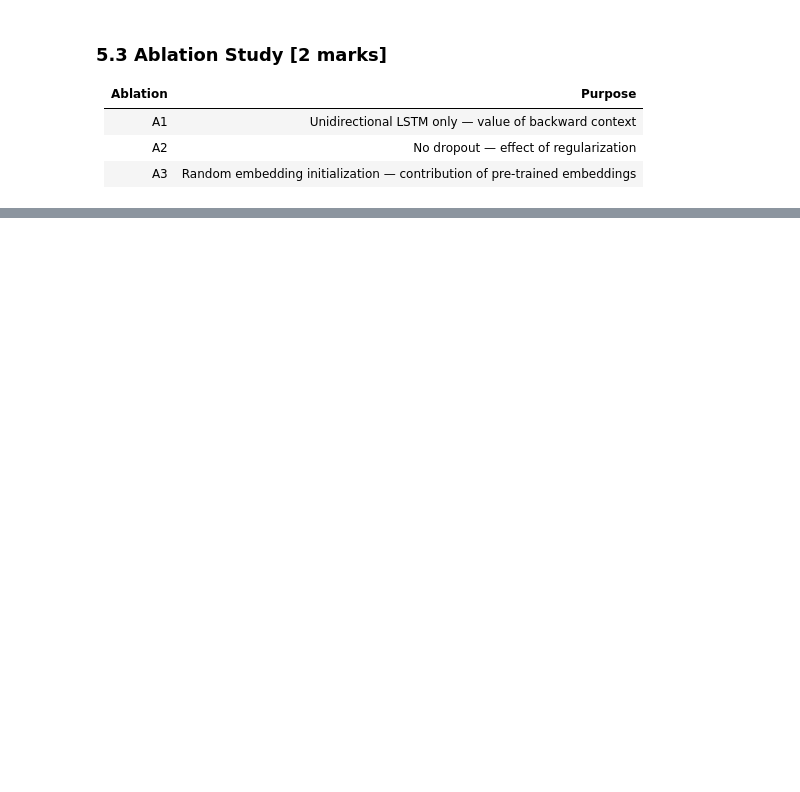
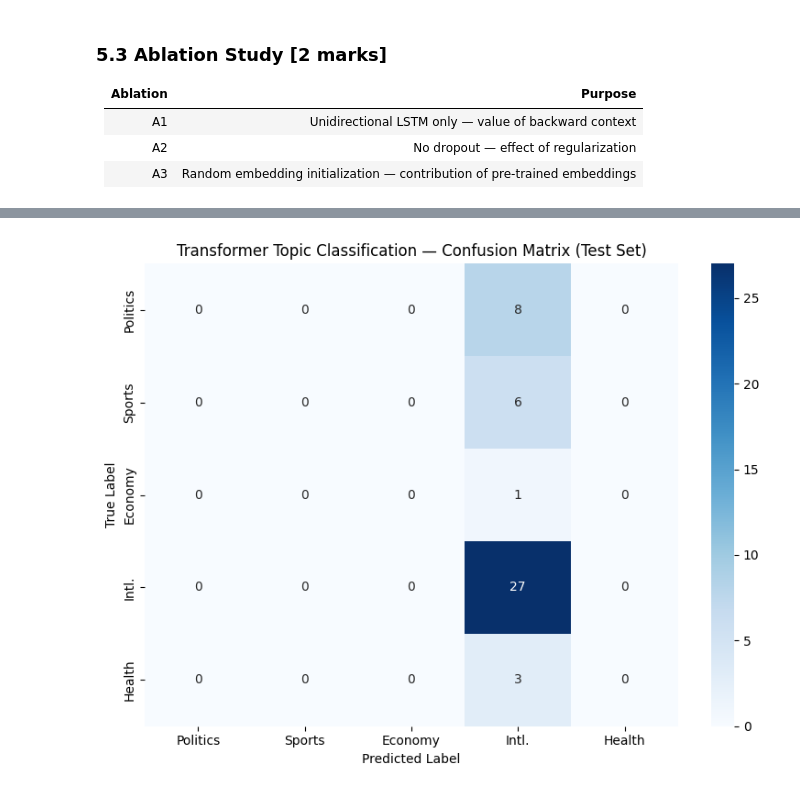
Before and after one commit to its-hasaan/Neural_NLP_Pipeline, a Jupyter notebook: i23-2573_Assignment2_DS-C.ipynb, the cells around one changed output, grey strips where cells are left out. Saved outputs shown, nothing was run; the diff lists cells and outputs as text; code cells hidden in the pictures; blank space fills up the shorter version.

Commit message:
Transformer Encoder Implementation

```diff
--- a/i23-2573_Assignment2_DS-C.ipynb
+++ b/i23-2573_Assignment2_DS-C.ipynb
@@ -2023,0 +2463,95 @@ A3 (Random Embeddings): Starting from random embeddings instead of pre-trained W
+# %%
+# ===================================================================
+# Section 8.1: Test Results — Accuracy, Macro-F1, Confusion Matrix
+#              + Attention Heatmaps (3 articles, 2 heads, final layer)
+# ===================================================================
+import numpy as np
+
+model_trans.eval()
+with torch.no_grad():
+    test_logits = model_trans(X_test_cls, mask_test_cls)
+    test_preds  = test_logits.argmax(-1).cpu().numpy()
+
+y_true_cls        = Y_test_cls.cpu().numpy()
+trans_test_acc    = accuracy_score(y_true_cls, test_preds)
+trans_test_mf1    = f1_score(y_true_cls, test_preds, average='macro',  zero_division=0)
+trans_test_f1_per = f1_score(y_true_cls, test_preds, average=None,     zero_division=0)
+
+print("=" * 50)
+print("Transformer Test Results")
+print("=" * 50)
+print(f"Accuracy  : {trans_test_acc:.4f}  ({trans_test_acc*100:.1f}%)")
+print(f"Macro-F1  : {trans_test_mf1:.4f}")
+print(f"\nPer-class F1:")
+for cat, fv in zip(cat_list_cls, trans_test_f1_per):
+    print(f"  {cat:<22}: {fv:.4f}")
+
+# --- 5x5 Confusion Matrix ---
+cm_t = confusion_matrix(y_true_cls, test_preds)
+short_lbl = ['Politics', 'Sports', 'Economy', 'Intl.', 'Health']
+fig, ax = plt.subplots(figsize=(8, 6))
+sns.heatmap(cm_t, annot=True, fmt='d', cmap='Blues',
+            xticklabels=short_lbl, yticklabels=short_lbl, ax=ax)
+ax.set_xlabel('Predicted Label')
+ax.set_ylabel('True Label')
+ax.set_title('Transformer Topic Classification — Confusion Matrix (Test Set)')
+plt.tight_layout()
+plt.savefig('transformer_confusion_matrix.png', dpi=100, bbox_inches='tight')
+plt.show()
+
+# ----------------------------------------------------------------
+# Attention Heatmaps — 3 correctly classified articles
+#                       ≥ 2 heads from the FINAL encoder layer
+# ----------------------------------------------------------------
+correct_pos = np.where(test_preds == y_true_cls)[0]
+if len(correct_pos) < 3:
+    print(f"Warning: only {len(correct_pos)} correct predictions; using all.")
+sel_positions = correct_pos[:3].tolist()
+
+# Collect per-article attention from final layer (one article at a time to save memory)
+per_art_attn = []   # each: numpy (h=4, S+1, S+1)
+for pos in sel_positions:
+    xb = X_test_cls[pos:pos+1]
+    mb = mask_test_cls[pos:pos+1]
+    with torch.no_grad():
+        _, attn_all = model_trans(xb, mb, return_attn=True)
+    per_art_attn.append(attn_all[-1][0].cpu().numpy())  # final block, shape (4,S+1,S+1)
+
+n_heads_show = 2
+fig, axes = plt.subplots(len(sel_positions), n_heads_show,
+                         figsize=(14, 5 * len(sel_positions)))
+if len(sel_positions) == 1:
+    axes = axes[np.newaxis, :]
+
+for row, (pos, attn_4h) in enumerate(zip(sel_positions, per_art_attn)):
+    art_idx    = test_idx_cls[pos]                   # index into article_seqs
+    actual_len = article_lens[art_idx]
+    vis_len    = min(actual_len, 19) + 1             # CLS + up to 19 tokens (max 20)
+    token_ids  = X_test_cls[pos].cpu().numpy()
+    tok_labels = ['[CLS]'] + [
+        idx_to_vocab.get(int(t), '<UNK>') for t in token_ids[:vis_len - 1]
+    ]
+
+    for col in range(n_heads_show):
+        attn_slice = attn_4h[col, :vis_len, :vis_len]   # (vis_len, vis_len)
+        ax = axes[row, col]
+        sns.heatmap(attn_slice, ax=ax,
+                    xticklabels=tok_labels, yticklabels=tok_labels,
+                    cmap='YlOrRd', vmin=0, cbar=True, square=False)
+        true_cat = cat_list_cls[int(y_true_cls[pos])]
+        pred_cat = cat_list_cls[int(test_preds[pos])]
+        ax.set_title(
+            f"Article #{art_idx+1} | Head {col+1} | "
+            f"True={true_cat} | Pred={pred_cat}", fontsize=9)
+        ax.set_xlabel("Key position")
+        ax.set_ylabel("Query position")
+        plt.setp(ax.get_xticklabels(), rotation=45, ha='right', fontsize=7)
+        plt.setp(ax.get_yticklabels(), rotation=0,              fontsize=7)
+
+plt.suptitle(
+    "Attention Heatmaps — Final Encoder Layer (Layer 4), Heads 1 & 2",
+    fontsize=12, y=1.01)
+plt.tight_layout()
+plt.savefig('attention_heatmaps.png', dpi=100, bbox_inches='tight')
+plt.show()
+# %% [output]
@@ -2023,0 +2570 @@ A3 (Random Embeddings): Starting from random embeddings instead of pre-trained W
+[figure, added]
```
Also changed, not shown: parts of 22 cells of this notebook.
